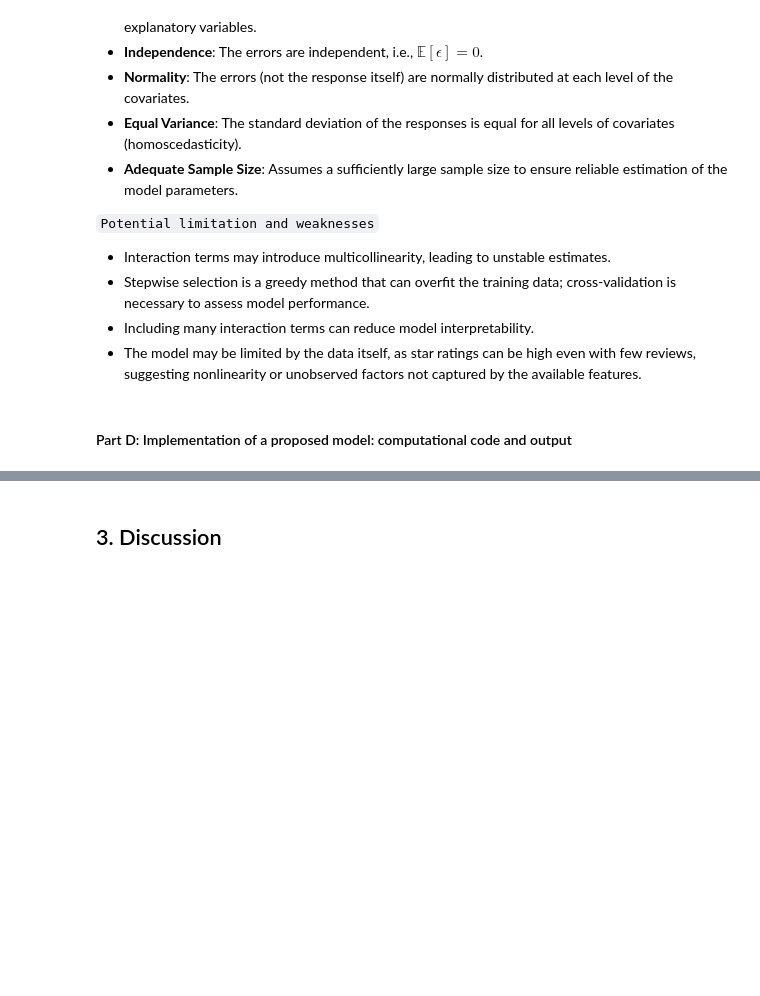
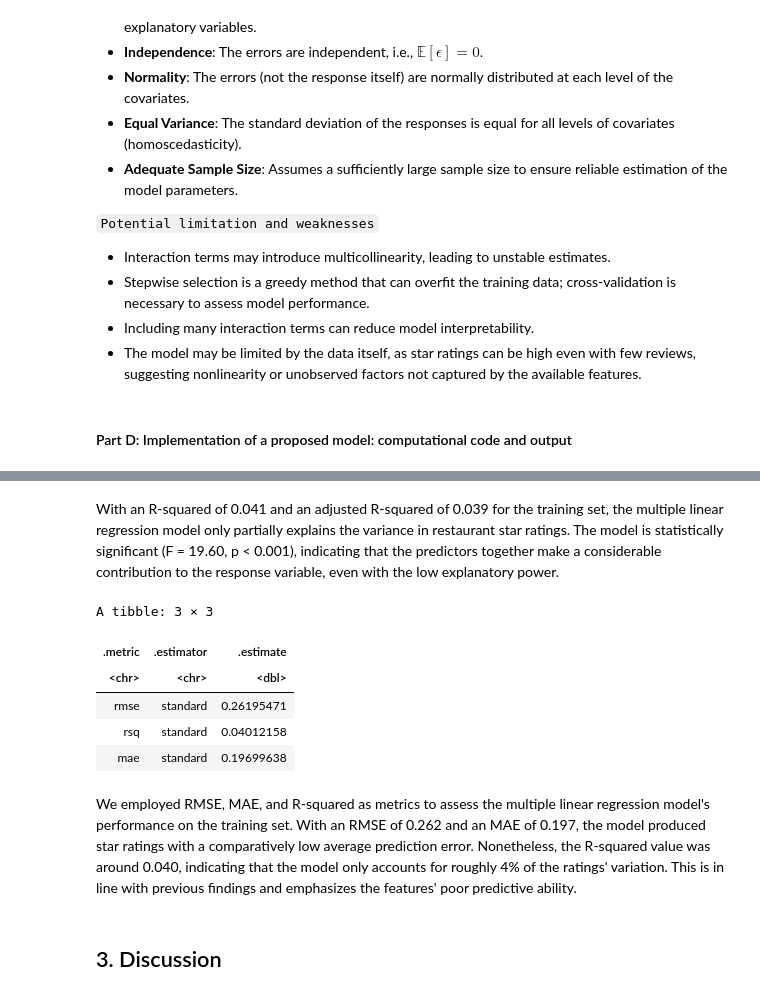
Before and after one commit to KevinL002/STAT_301_group_10, a Jupyter notebook: final_report.ipynb, the cells around one changed output, grey strips where cells are left out. Cells and saved outputs as stored; diff of their text form; code cells hidden in the pictures; blank space fills up the shorter version.

```diff
--- a/final_report.ipynb
+++ b/final_report.ipynb
@@ -189,3 +239,24 @@ testing_set <- testing(data_split)
+# %% [markdown]
+With an R-squared of 0.041 and an adjusted R-squared of 0.039 for the training set, the multiple linear regression model only partially explains the variance in restaurant star ratings.  The model is statistically significant (F = 19.60, p < 0.001), indicating that the predictors together make a considerable contribution to the response variable, even with the low explanatory power.
+# %%
+predictions <- predict(mlr_model, newdata = testing_set)
+
+library(yardstick)
+results <- data.frame(
+  truth = testing_set$star,
+  estimate = predictions
+)
+
+metrics(results, truth = truth, estimate = estimate)
+# %% [output]
+A tibble: 3 × 3
+| .metric | .estimator | .estimate |
+| <chr> | <chr> | <dbl> |
+| rmse | standard | 0.26195471 |
+| rsq | standard | 0.04012158 |
+| mae | standard | 0.19699638 |
+# %% [markdown]
+We employed RMSE, MAE, and R-squared as metrics to assess the multiple linear regression model's performance on the training set.  With an RMSE of 0.262 and an MAE of 0.197, the model produced star ratings with a comparatively low average prediction error.  Nonetheless, the R-squared value was around 0.040, indicating that the model only accounts for roughly 4% of the ratings' variation. This is in line with previous findings and emphasizes the features' poor predictive ability.
 # %% [markdown]
 ## 3. Discussion
 # %% [markdown]
```
Also changed, not shown: parts of 7 cells of this notebook.
